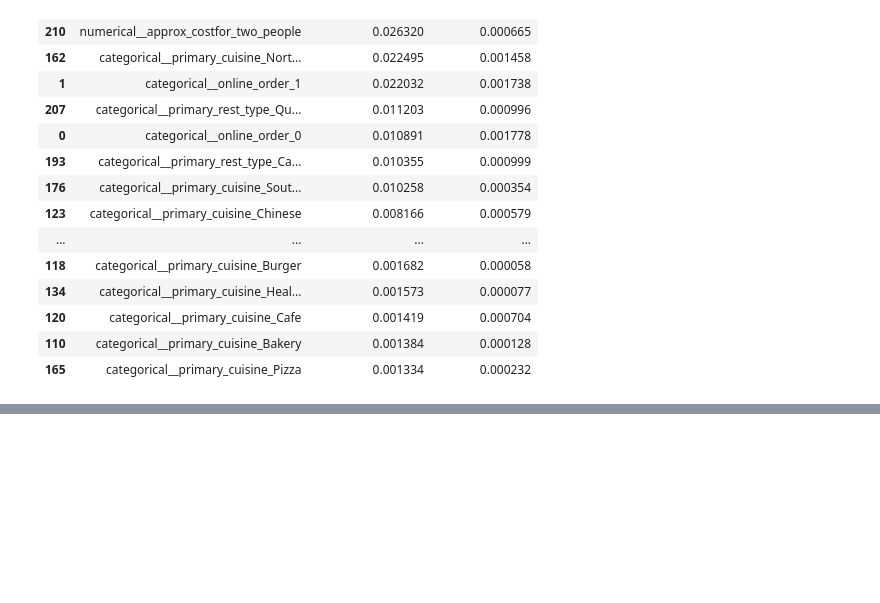
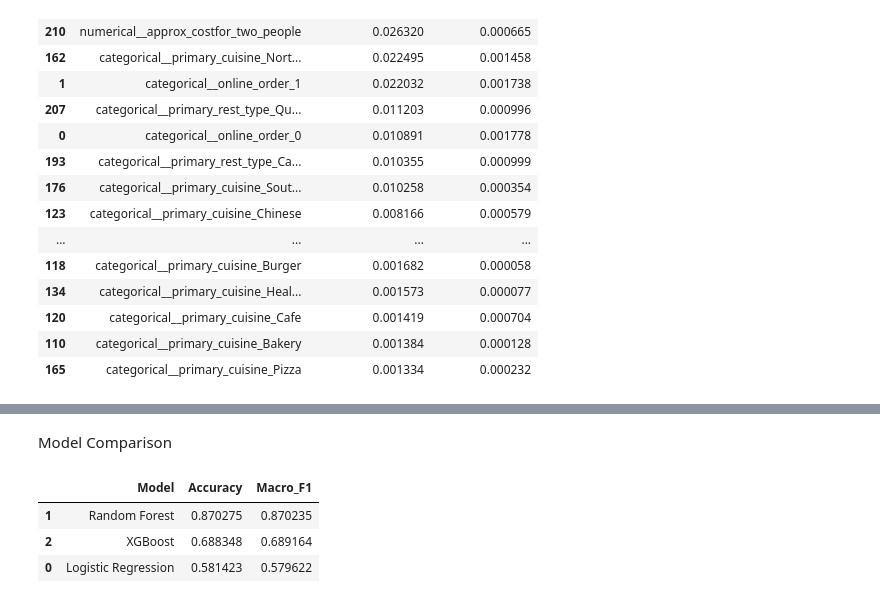
Before and after one commit to Tanay-chaturvedi/Business_Analysis_Agent, a Jupyter notebook: notebooks/05_zomato_model_training.ipynb, the cells around one changed output, grey strips where cells are left out. Cells and saved outputs as stored; diff of their text form; code cells hidden in the pictures; blank space fills up the shorter version.

Commit message:
Train and evaluate Zomato performance models

```diff
--- a/notebooks/05_zomato_model_training.ipynb
+++ b/notebooks/05_zomato_model_training.ipynb
@@ -334,0 +625,10 @@ display(
+# %%
+from sklearn.preprocessing import LabelEncoder
+
+label_encoder = LabelEncoder()
+
+y_train_xgb = label_encoder.fit_transform(y_train)
+y_test_xgb = label_encoder.transform(y_test)
+
+print("Classes:", label_encoder.classes_)
+print("Encoded classes:", np.unique(y_train_xgb))
@@ -334,0 +668,8 @@ display(
+# %%
+xgb_pred_encoded = xgb_model.predict(
+    X_test_encoded
+)
+# %%
+xgb_pred = label_encoder.inverse_transform(
+    xgb_pred_encoded
+)
@@ -334,0 +761,32 @@ display(
+# %% [markdown]
+Model Comparison
+# %%
+model_comparison = pd.DataFrame({
+    "Model": [
+        "Logistic Regression",
+        "Random Forest",
+        "XGBoost"
+    ],
+    "Accuracy": [
+        accuracy_score(y_test, logistic_pred),
+        accuracy_score(y_test, rf_pred),
+        accuracy_score(y_test, xgb_pred)
+    ],
+    "Macro_F1": [
+        f1_score(y_test, logistic_pred, average="macro"),
+        f1_score(y_test, rf_pred, average="macro"),
+        f1_score(y_test, xgb_pred, average="macro")
+    ]
+})
+
+display(
+    model_comparison.sort_values(
+        "Macro_F1",
+        ascending=False
+    )
+)
+# %% [output]
+|  | Model | Accuracy | Macro_F1 |
+| 1 | Random Forest | 0.870275 | 0.870235 |
+| 2 | XGBoost | 0.688348 | 0.689164 |
+| 0 | Logistic Regression | 0.581423 | 0.579622 |
```
Also changed, not shown: parts of 28 cells of this notebook.
